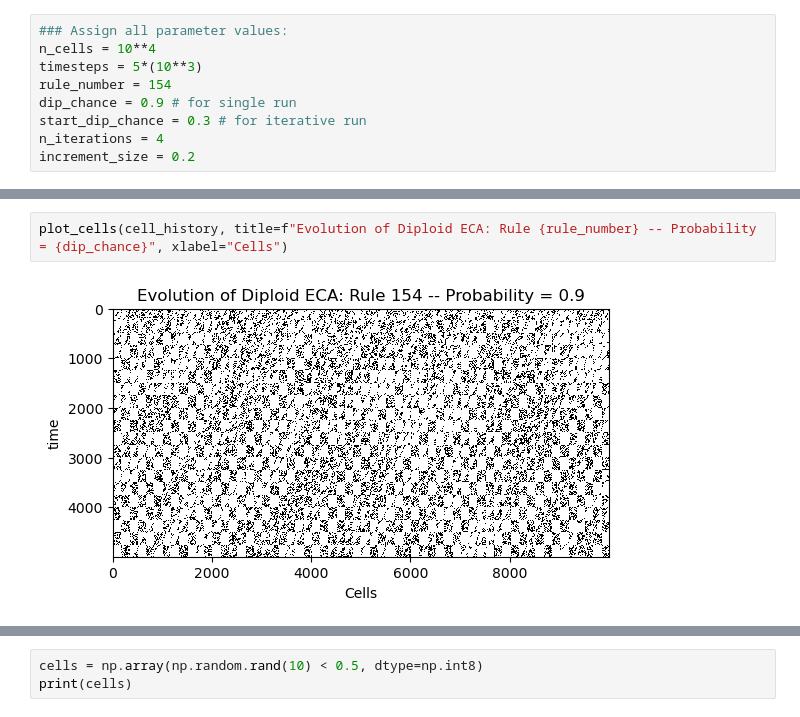
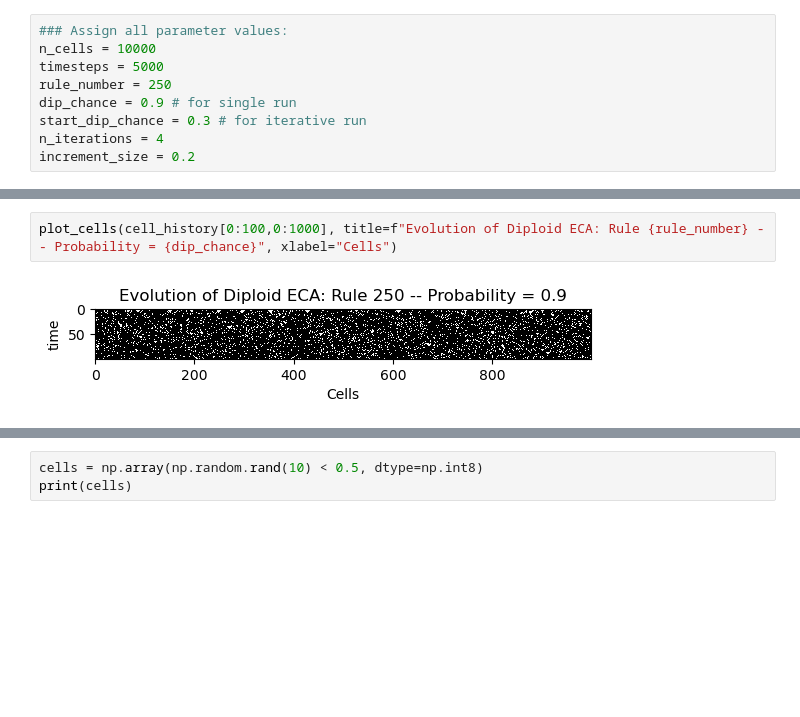
Before and after one commit to Twomac/UU_CS_Project1, a Jupyter notebook: Running_Diploid_Simulations.ipynb, the cells around one changed output, grey strips where cells are left out. Drawn from its saved outputs; the diff is of its cells as text; blank space fills up the shorter version.

```diff
--- a/Running_Diploid_Simulations.ipynb
+++ b/Running_Diploid_Simulations.ipynb
@@ -169,8 +204,8 @@ def plot_cells(ca, title='', *, colormap='Greys', xlabel='', ylabel='time', show
 # %%
 ### Assign all parameter values:
-n_cells = 10**4
-timesteps = 5*(10**3)
-rule_number = 154
+n_cells = 10000
+timesteps = 5000
+rule_number = 250
 dip_chance = 0.9 # for single run
 start_dip_chance = 0.3 # for iterative run
 n_iterations = 4
@@ -182,7 +215,7 @@ cell_history = diploid_cellular_automata(n_cells, timesteps, rule_number, dip_ch
 # %%
-plot_cells(cell_history, title=f"Evolution of Diploid ECA: Rule {rule_number} -- Probability = {dip_chance}", xlabel="Cells")
+plot_cells(cell_history[0:100,0:1000], title=f"Evolution of Diploid ECA: Rule {rule_number} -- Probability = {dip_chance}", xlabel="Cells")
 # %% [output]
-[figure, old version]
+[figure, new version]
 # %%
 density_vs_time(cell_history, rule_number)
 # %% [output]
```
Also changed, not shown: parts of 5 cells of this notebook.
